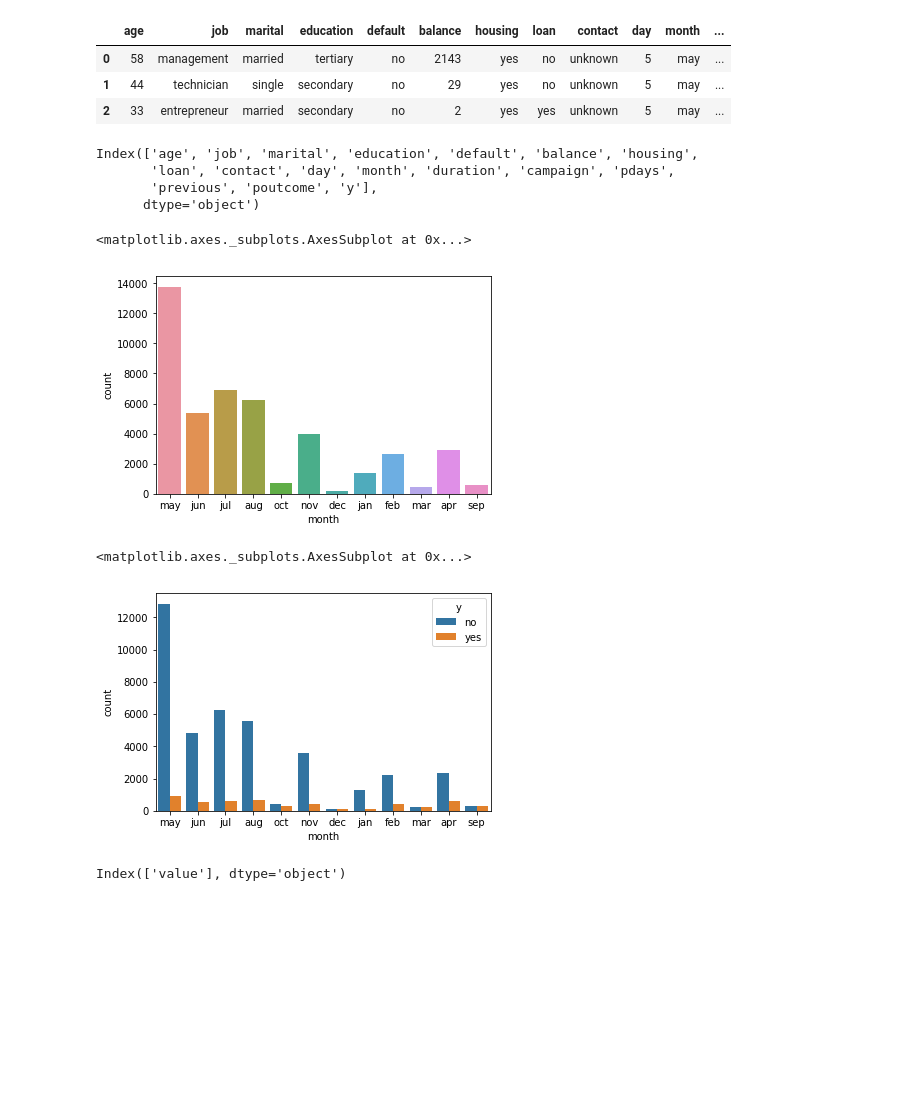
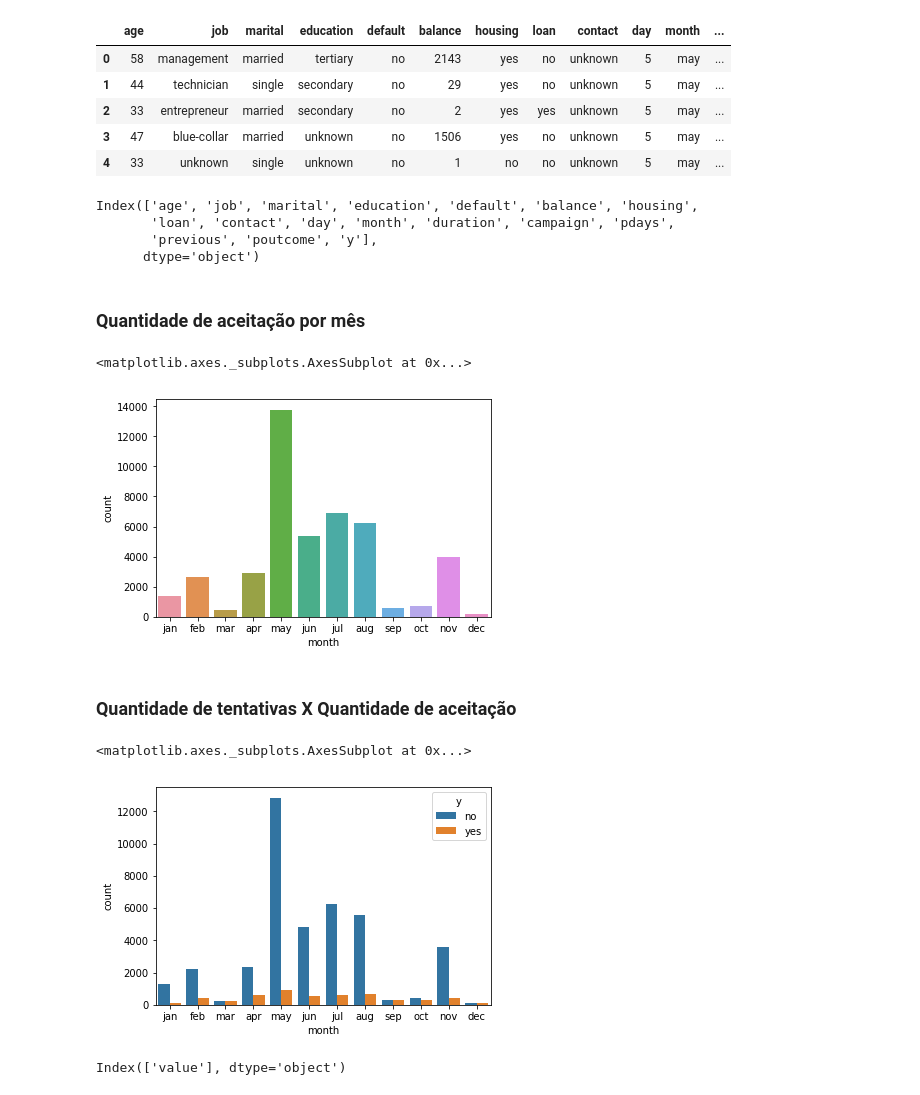
Before and after one commit to Aprendizado-de-Maquina-2018-2/classificacao, a Jupyter notebook: Ronyell-Teste.ipynb, the cells around one changed output. Drawn from its saved outputs; the diff is of its cells as text; code cells hidden in the pictures; blank space fills up the shorter version.

Commit message:
Modifying month ordering.

```diff
--- a/Ronyell-Teste.ipynb
+++ b/Ronyell-Teste.ipynb
@@ -8,29 +8,36 @@ from sklearn.datasets import load_breast_cancer
 %matplotlib inline
 # %%
 bank = pd.read_csv('bank_bank-full.csv', sep=';')
-bank.head(3)
+bank.head()
 # %% [output]
 |  | age | job | marital | education | default | balance | housing | loan | contact | day | month | ... |
 | 0 | 58 | management | married | tertiary | no | 2143 | yes | no | unknown | 5 | may | ... |
 | 1 | 44 | technician | single | secondary | no | 29 | yes | no | unknown | 5 | may | ... |
 | 2 | 33 | entrepreneur | married | secondary | no | 2 | yes | yes | unknown | 5 | may | ... |
+| 3 | 47 | blue-collar | married | unknown | no | 1506 | yes | no | unknown | 5 | may | ... |
+| 4 | 33 | unknown | single | unknown | no | 1 | no | no | unknown | 5 | may | ... |
-# %%
-bank.columns
-# %% [output]
-Index(['age', 'job', 'marital', 'education', 'default', 'balance', 'housing',
-       'loan', 'contact', 'day', 'month', 'duration', 'campaign', 'pdays',
-       'previous', 'poutcome', 'y'],
-      dtype='object')
+# %%
+time_index = ['jan', 'feb', 'mar', 'apr', 'may', 'jun', 'jul', 'aug', 'sep', 'oct', 'nov', 'dec']
+bank.columns
+# %% [output]
+Index(['age', 'job', 'marital', 'education', 'default', 'balance', 'housing',
+       'loan', 'contact', 'day', 'month', 'duration', 'campaign', 'pdays',
+       'previous', 'poutcome', 'y'],
+      dtype='object')
+# %% [markdown]
+### Quantidade de aceitação por mês
 # %%
-sns.countplot(x=bank['month'], data=bank)
+sns.countplot(x=bank['month'], data=bank, order=time_index)
 # %% [output]
 <matplotlib.axes._subplots.AxesSubplot at 0x...>
-[figure, old version]
+[figure, new version]
+# %% [markdown]
+### Quantidade de tentativas X Quantidade de aceitação
 # %%
-sns.countplot(x='month', hue="y", data=bank)
+sns.countplot(x='month', hue="y", data=bank, order=time_index)
 # %% [output]
 <matplotlib.axes._subplots.AxesSubplot at 0x...>
-[figure, old version]
+[figure, new version]
 # %%
 bank_yes = bank[bank['y'] == 'yes']
 total_aceito_mes = bank_yes.groupby('month')['month'].count()
```
Also changed, not shown: parts of 6 cells of this notebook.
